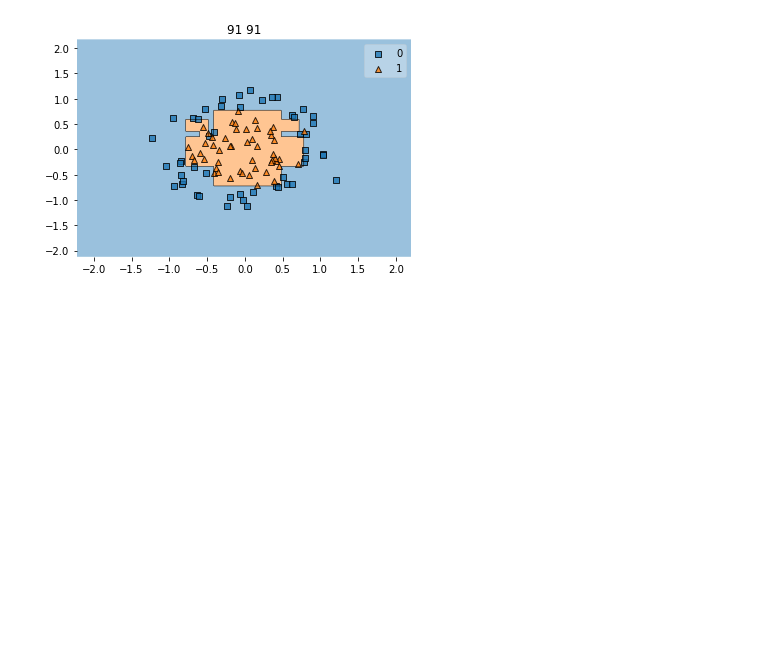
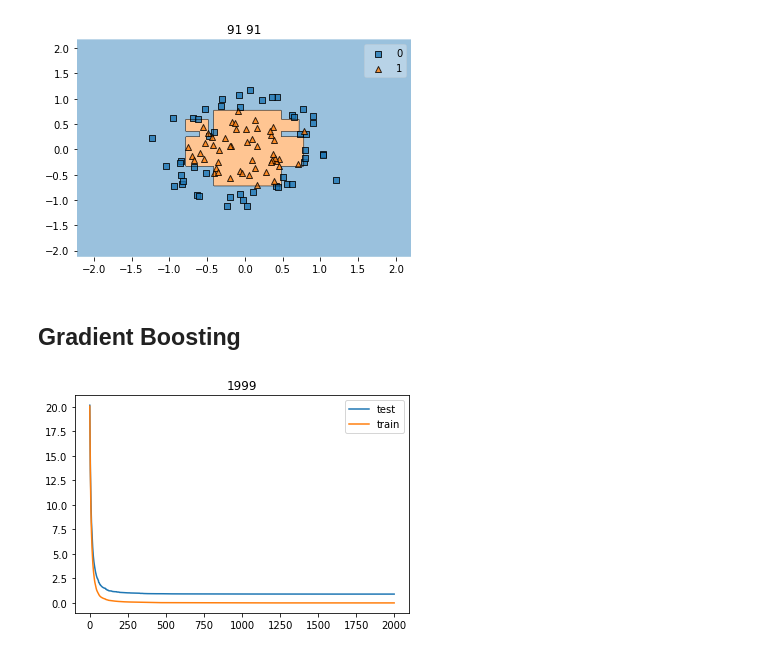
Before and after one commit to Diwakar-Gupta/LrcDataScience, a Jupyter notebook: 22-02-03-Ensemble/Codes.ipynb, the cells around one changed output. Cells and saved outputs as stored; diff of their text form; code cells hidden in the pictures; blank space fills up the shorter version.

Commit message:
gradient boosting updated

```diff
--- a/22-02-03-Ensemble/Codes.ipynb
+++ b/22-02-03-Ensemble/Codes.ipynb
@@ -351,3 +351,40 @@ for i, lr in enumerate(range(1, 100, 10)):
 [figure]
 [figure]
 [figure]
+# %% [markdown]
+## Gradient Boosting
+# %%
+from sklearn.datasets import make_friedman1
+
+X, y = make_friedman1(n_samples = 1000)
+# %%
+from sklearn.model_selection import train_test_split
+
+xtrain, xtest, ytrain, ytest = train_test_split(X, y)
+# %%
+from tqdm.notebook import tqdm, trange
+from sklearn.metrics import mean_squared_error
+from sklearn.ensemble import GradientBoostingRegressor
+
+gbr = GradientBoostingRegressor(warm_start = True)
+tests = []
+trains = []
+
+gbr.n_estimators = 0
+for i in tqdm(range(2000)):
+    gbr.n_estimators = gbr.n_estimators + 1
+    gbr.fit(xtrain, ytrain)
+
+    testscore = mean_squared_error(gbr.predict(xtest), ytest)
+    trainscore = mean_squared_error(gbr.predict(xtrain), ytrain)
+    tests.append(testscore)
+    trains.append(trainscore)
+
+    # if i % 100 == 0:
+plt.plot(tests, label = 'test')
+plt.plot(trains, label = 'train')
+plt.legend()
+plt.title(i)
+plt.show()
+# %% [output]
+[figure, added]
```
Also changed, not shown: parts of 1 cell of this notebook.
